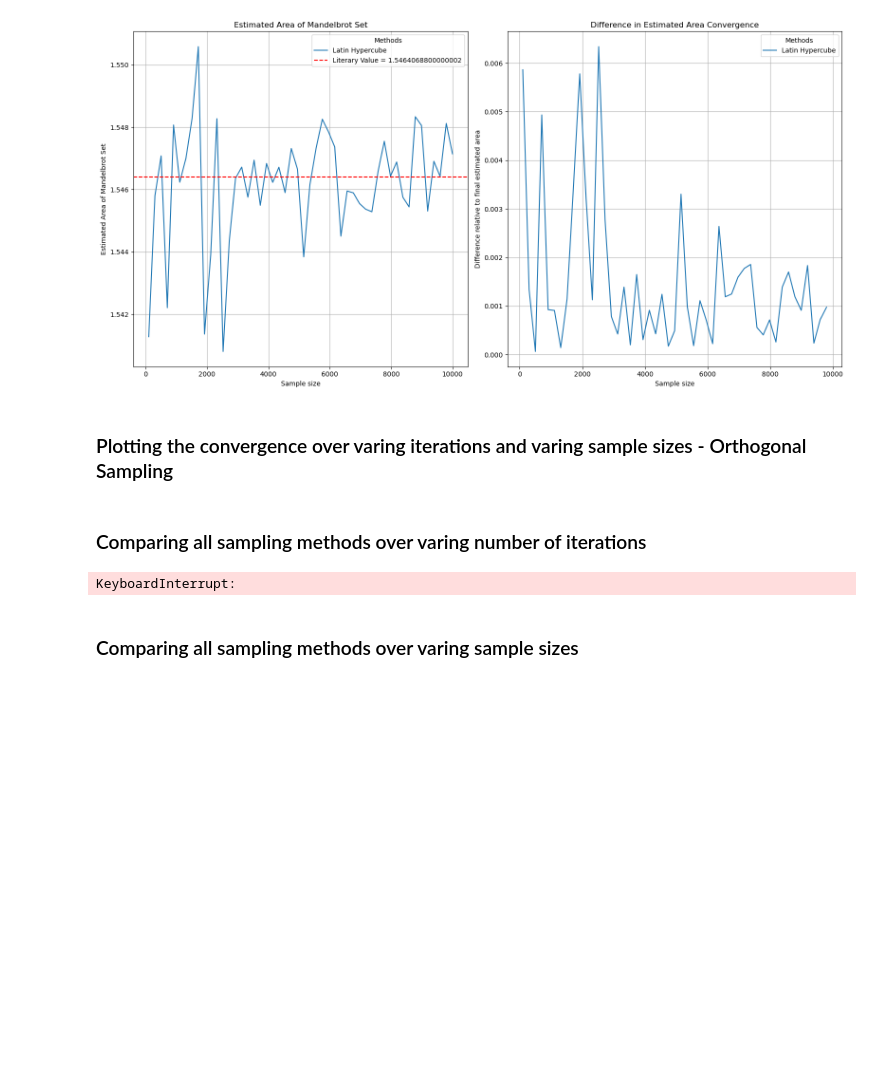
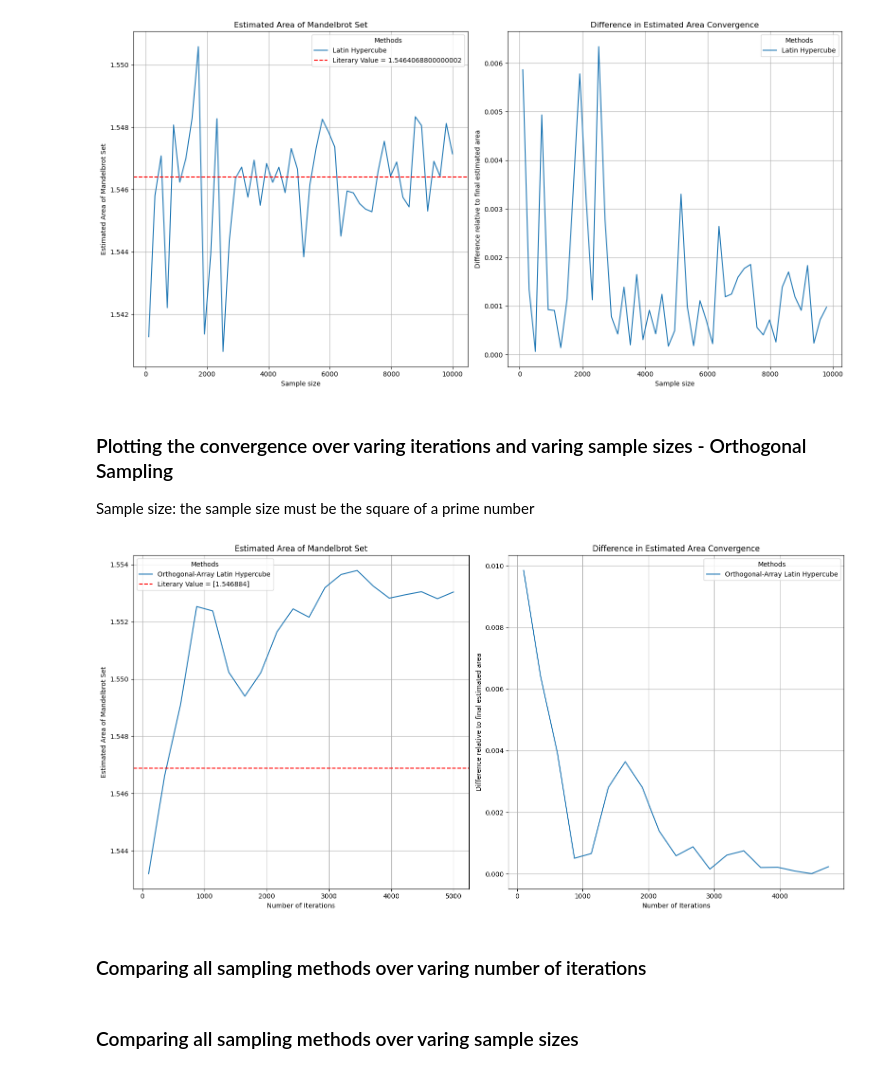
Before and after one commit to shaniasinha/stochastic-sim-a1, a Jupyter notebook: code.ipynb, the cells around one changed output. Saved outputs shown, nothing was run; the diff lists cells and outputs as text; code cells hidden in the pictures; blank space fills up the shorter version.

Commit message:
plotted orthogonal + stratified sampling code here

```diff
--- a/code.ipynb
+++ b/code.ipynb
@@ -519,6 +537,41 @@ def monte_carlo_lhs(iterations, sample_size):
     return size_iterations
 # %% [markdown]
 ### 3.2: Orthogonal
+# %%
+def monte_carlo_oa_lhs(iterations, sample_size):
+    """
+    Monte Carlo simulation using Orthogonal Array Latin Hypercube Sampling (LHS) to estimate the Mandelbrot set area.
+
+    Parameters:
+        iterations (int): Number of iterations.
+        sample_size (int): Number of samples per iteration.
+
+    Returns:
+        np.ndarray: Array of estimated area of the Mandelbrot set for each iteration.
+    """
+    area = (BOUNDING_BOX_X[1] - BOUNDING_BOX_X[0]) * (BOUNDING_BOX_Y[1] - BOUNDING_BOX_Y[0])
+    size_iterations = np.zeros(iterations)
+
+    # Initialize O-A Latin Hypercube Sampler (need scipy version >= 1.10.0)
+    sampler = qmc.LatinHypercube(d=2, strength=2, seed=SEED)
+
+    for j in range(iterations):
+        # Generate ortho-array Latin Hypercube samples
+        samples = sampler.random(n=sample_size)
+
+        # Scale samples to the region bounds
+        x_coordinates = samples[:, 0] * (BOUNDING_BOX_X[1] - BOUNDING_BOX_X[0]) + BOUNDING_BOX_X[0]
+        y_coordinates = samples[:, 1] * (BOUNDING_BOX_Y[1] - BOUNDING_BOX_Y[0]) + BOUNDING_BOX_Y[0]
+
+        # Check if points are in the Mandelbrot set
+        mask = _check_points_mandelbrot(x_coordinates, y_coordinates)
+
+        # Calculate the area estimate for this iteration
+        points_in_set = np.count_nonzero(mask)
+        area_estimate = (points_in_set / sample_size) * area
+        size_iterations[j] = area_estimate
+
+    return size_iterations
 # %% [markdown]
 ### 3.3: Comparison of different sampling methods
 # %% [markdown]
@@ -661,4 +721,4 @@ print(A_M_list)
 # %%
 A_M = monte_carlo_trajectory_iterations(10000,10000,10000,1, monte_carlo_random)
 # %%
-A_M = A_M[0]
+A_M_max = A_M[0]
@@ -712,3 +770,7 @@ plot_monte_carlo_methods_sample(["Latin Hypercube"],[result_samples_lhs],100,100
 [figure]
 # %% [markdown]
 ### Plotting the convergence over varing iterations and varing sample sizes - Orthogonal Sampling
+
+Sample size: the sample size must be the square of a prime number
+# %%
+result_iteration_oa_lhs = monte_carlo_trajectory_iterations(169,100,5000,20, monte_carlo_oa_lhs)
@@ -714,0 +780,4 @@ plot_monte_carlo_methods_sample(["Latin Hypercube"],[result_samples_lhs],100,100
+# %%
+plot_monte_carlo_methods(["Orthogonal-Array Latin Hypercube"],[result_iteration_oa_lhs],100,5000,20,A_M_max)
+# %% [output]
+[figure, added]
@@ -727,8 +802,6 @@ method_names = ['Random Sampling', 'Latin Hypercube Sampling', 'Orthogonal Array
 
 # Calculate results for each method
 results_iteration_all = [monte_carlo_trajectory_iterations(sample_size, start_iter, end_iter, measurements_amount, method) for method in methods]
-# %% [output]
-KeyboardInterrupt:
 # %% [markdown]
 ### Comparing all sampling methods over varing sample sizes
 # %%
```
Also changed, not shown: parts of 20 cells of this notebook.
